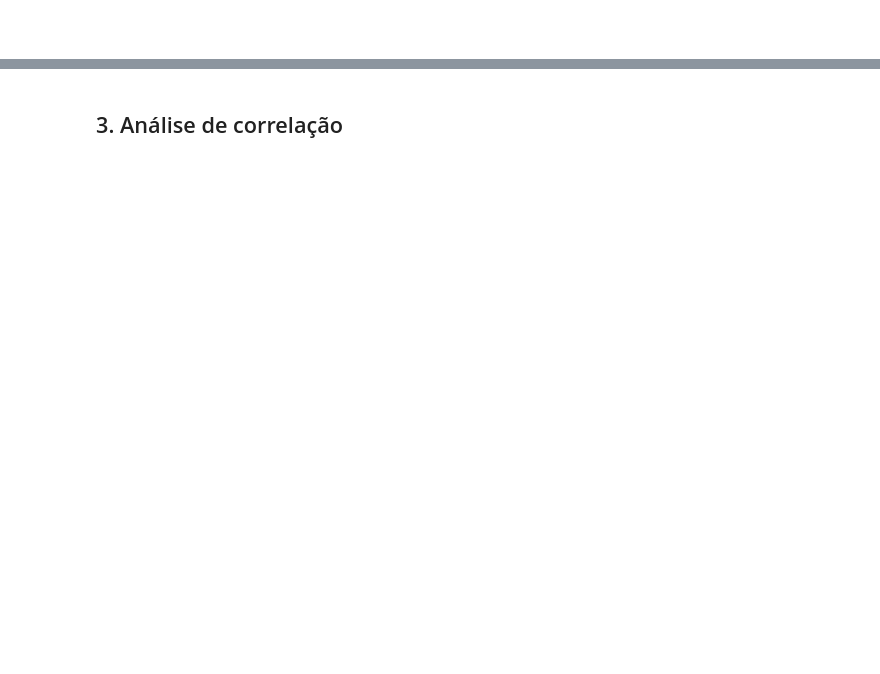
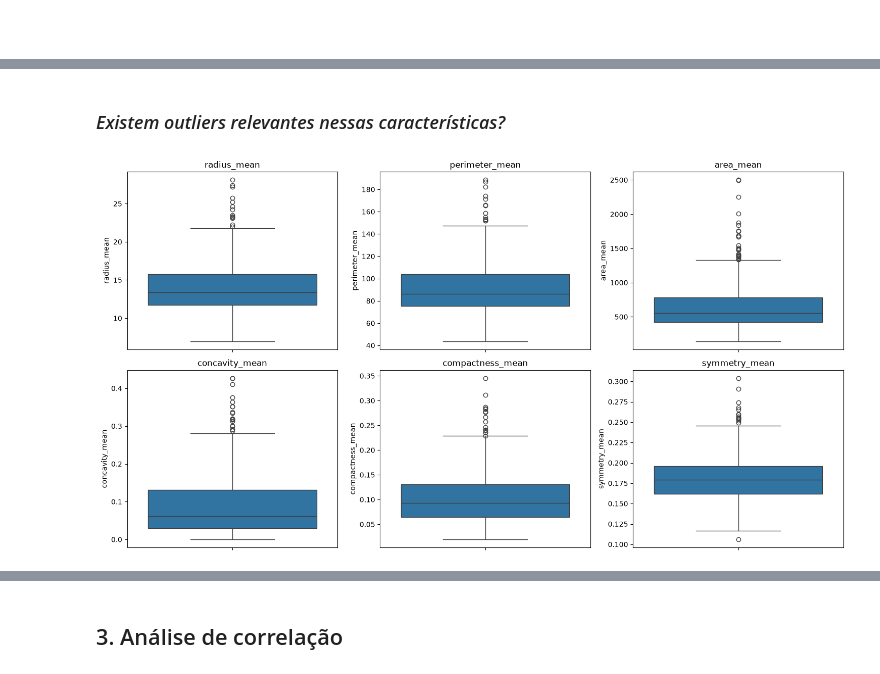
Before and after one commit to Rafael-Evangelista/tech-challenge-fiap, a Jupyter notebook: notebooks/01_analise_e_modelagem.ipynb, the cells around one changed output, grey strips where cells are left out. Saved outputs shown, nothing was run; the diff lists cells and outputs as text; code cells hidden in the pictures; blank space fills up the shorter version.

```diff
--- a/notebooks/01_analise_e_modelagem.ipynb
+++ b/notebooks/01_analise_e_modelagem.ipynb
@@ -235,0 +248,25 @@ Observa-se que tumores malignos apresentam valores medianos significativamente s
+# %% [markdown]
+### *Existem outliers relevantes nessas características?*
+# %%
+features = [
+    'radius_mean',
+    'perimeter_mean',
+    'area_mean',
+    'concavity_mean',
+    'compactness_mean',
+    'symmetry_mean'
+]
+
+fig, axes = plt.subplots(2, 3, figsize=(15,8))
+
+for ax, col in zip(axes.flatten(), features):
+    sns.boxplot(
+        y=df[col],
+        ax=ax
+    )
+    ax.set_title(col)
+
+plt.tight_layout()
+plt.show()
+# %% [output]
+[figure, added]
```
Also changed, not shown: parts of 56 cells of this notebook.
